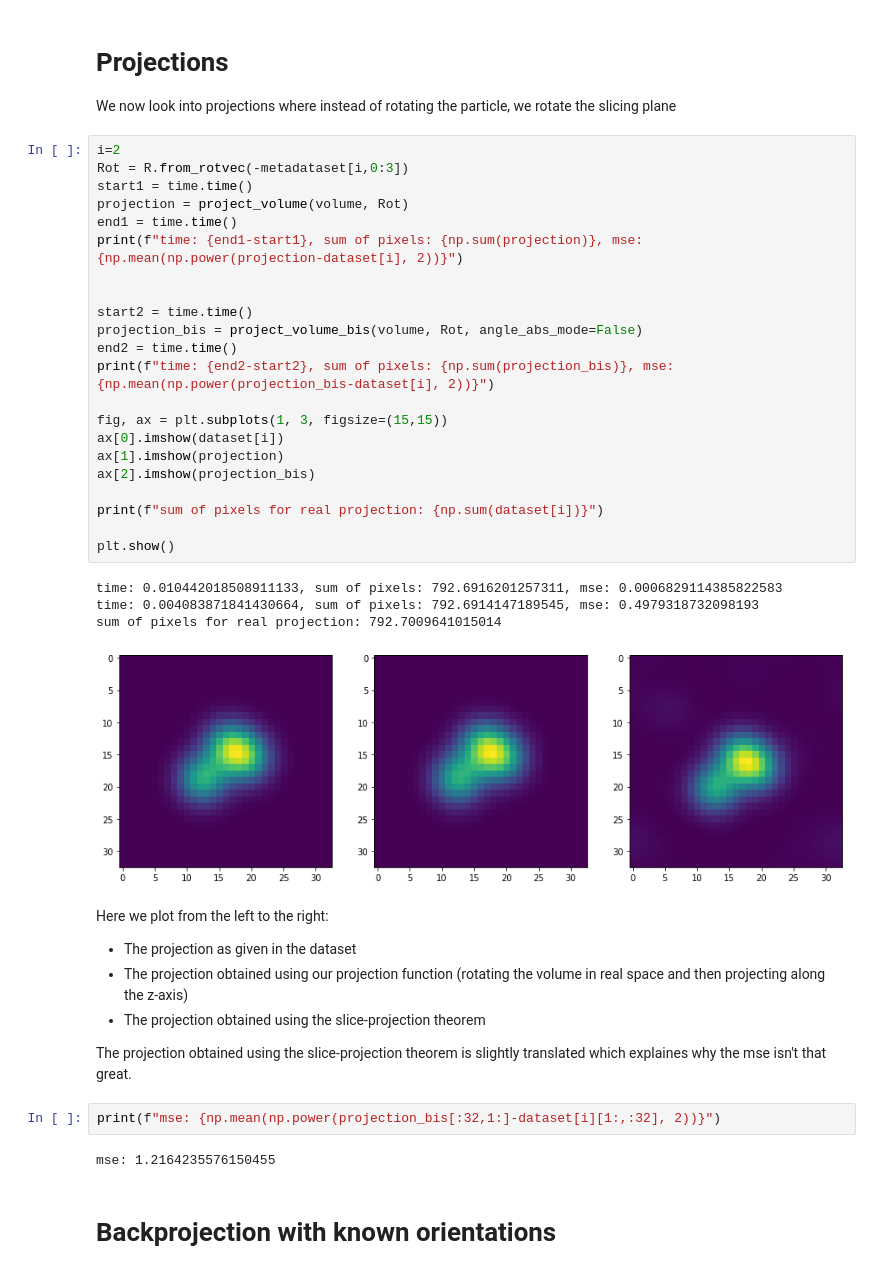
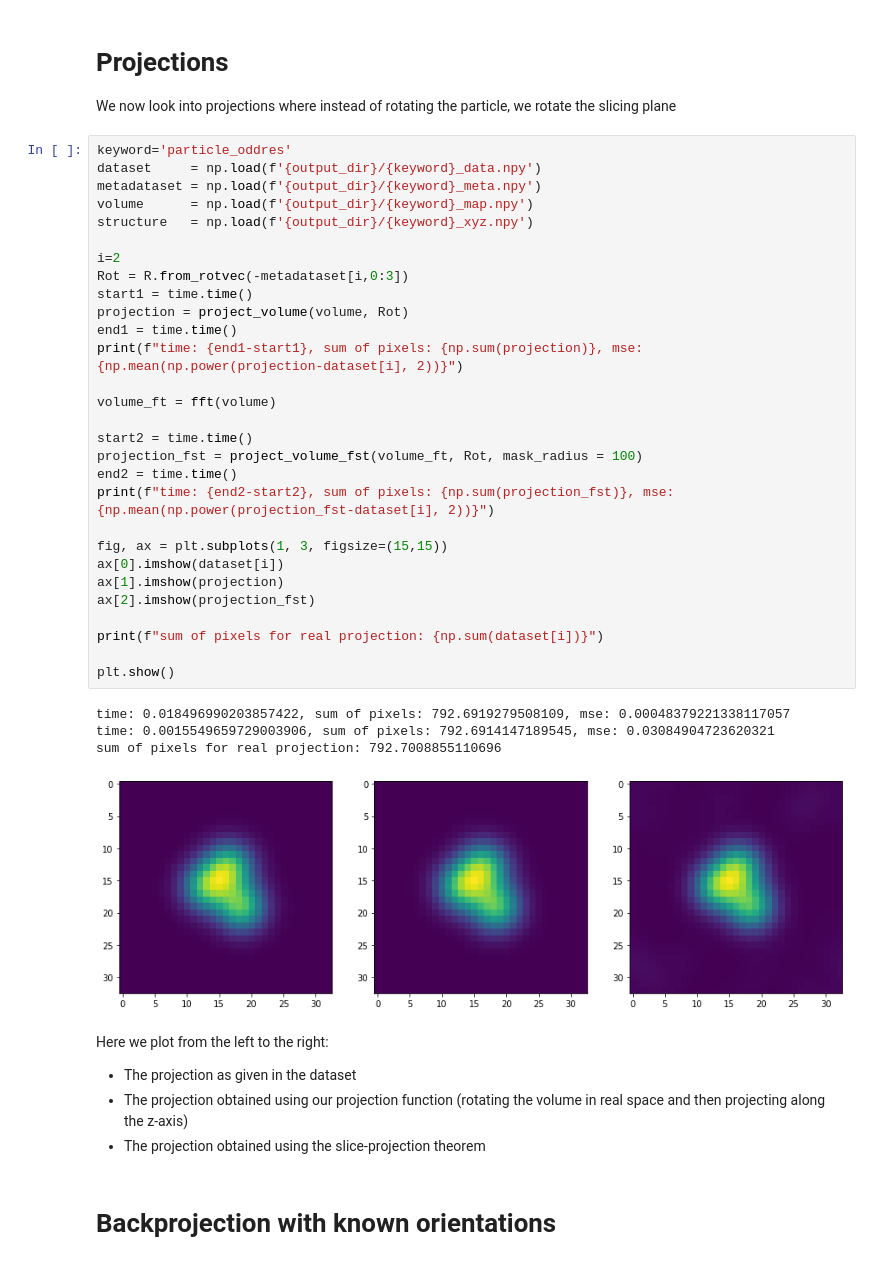
Before and after one commit to fredericpoitevin/gmm-cryoem, a Jupyter notebook: notebooks/Single particle reconstruction.ipynb, the cells around one changed output. Saved outputs shown, nothing was run; the diff lists cells and outputs as text.

```diff
--- a/notebooks/Single particle reconstruction.ipynb
+++ b/notebooks/Single particle reconstruction.ipynb
@@ -82,43 +83,44 @@ plt.show()
 # Projections
 We now look into projections where instead of rotating the particle, we rotate the slicing plane
 # %%
+keyword='particle_oddres'
+dataset     = np.load(f'{output_dir}/{keyword}_data.npy')
+metadataset = np.load(f'{output_dir}/{keyword}_meta.npy')
+volume      = np.load(f'{output_dir}/{keyword}_map.npy')
+structure   = np.load(f'{output_dir}/{keyword}_xyz.npy')
+
 i=2
 Rot = R.from_rotvec(-metadataset[i,0:3])
 start1 = time.time()
 projection = project_volume(volume, Rot)
 end1 = time.time()
 print(f"time: {end1-start1}, sum of pixels: {np.sum(projection)}, mse: {np.mean(np.power(projection-dataset[i], 2))}")
 
+volume_ft = fft(volume)
 
 start2 = time.time()
-projection_bis = project_volume_bis(volume, Rot, angle_abs_mode=False)
+projection_fst = project_volume_fst(volume_ft, Rot, mask_radius = 100)
 end2 = time.time()
-print(f"time: {end2-start2}, sum of pixels: {np.sum(projection_bis)}, mse: {np.mean(np.power(projection_bis-dataset[i], 2))}")
+print(f"time: {end2-start2}, sum of pixels: {np.sum(projection_fst)}, mse: {np.mean(np.power(projection_fst-dataset[i], 2))}")
 
 fig, ax = plt.subplots(1, 3, figsize=(15,15))
 ax[0].imshow(dataset[i])
 ax[1].imshow(projection)
-ax[2].imshow(projection_bis)
+ax[2].imshow(projection_fst)
 
 print(f"sum of pixels for real projection: {np.sum(dataset[i])}")
 
 plt.show()
 # %% [output]
-time: 0.010442018508911133, sum of pixels: 792.6916201257311, mse: 0.0006829114385822583
-time: 0.004083871841430664, sum of pixels: 792.6914147189545, mse: 0.4979318732098193
-sum of pixels for real projection: 792.7009641015014
+time: 0.018496990203857422, sum of pixels: 792.6919279508109, mse: 0.00048379221338117057
+time: 0.0015549659729003906, sum of pixels: 792.6914147189545, mse: 0.03084904723620321
+sum of pixels for real projection: 792.7008855110696
-[figure, old version]
+[figure, new version]
 # %% [markdown]
 Here we plot from the left to the right:
 - The projection as given in the dataset
 - The projection obtained using our projection function (rotating the volume in real space and then projecting along the z-axis)
 - The projection obtained using the slice-projection theorem
-
-The projection obtained using the slice-projection theorem is slightly translated which explaines why the mse isn't that great.
-# %%
-print(f"mse: {np.mean(np.power(projection_bis[:32,1:]-dataset[i][1:,:32], 2))}")
-# %% [output]
-mse: 1.2164235576150455
 # %% [markdown]
 # Backprojection with known orientations
 # %%
```
Also changed, not shown: parts of 28 cells of this notebook, 2 other files.
